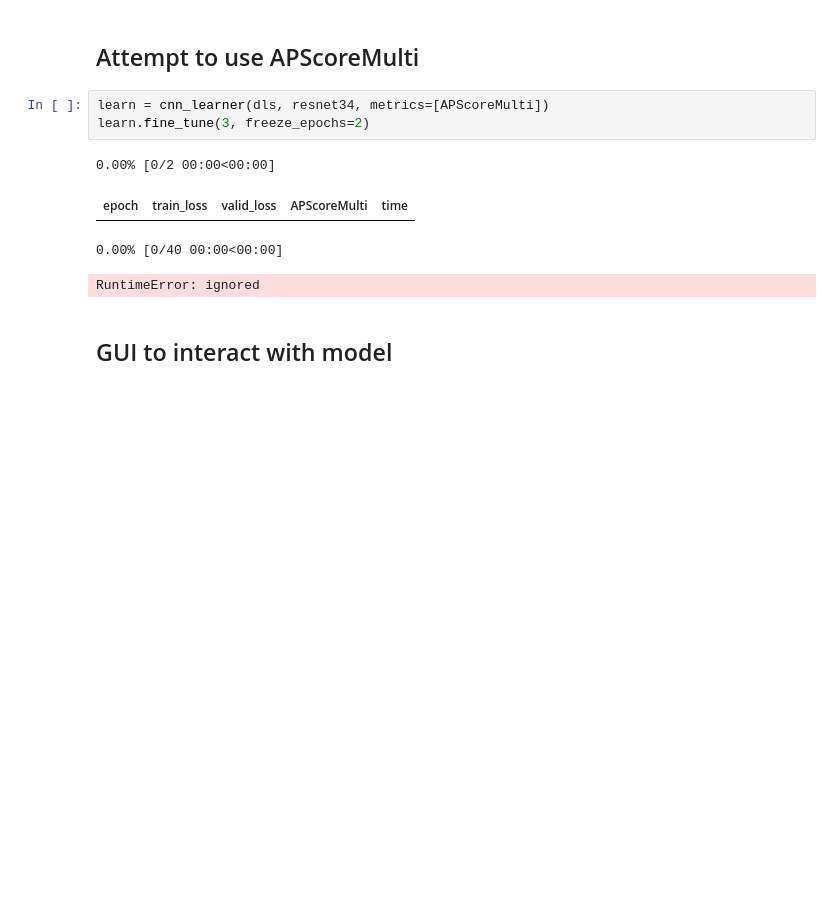
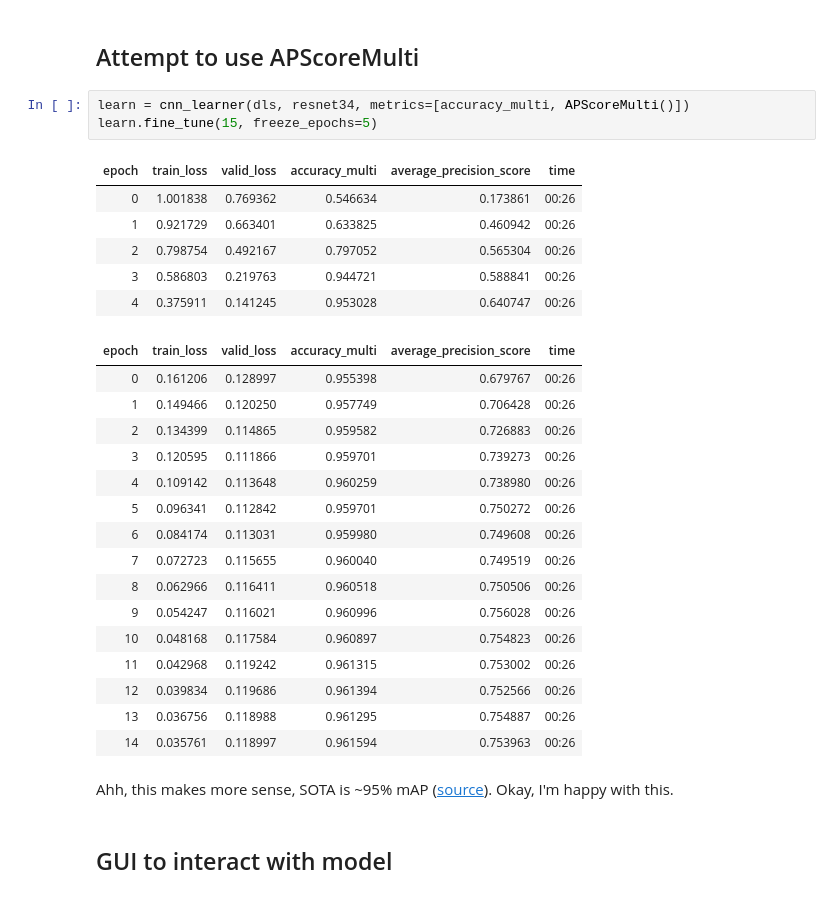
Before and after one commit to LukeWeidenwalker/fastai-notebooks, a Jupyter notebook: 06_pascal_multicat.ipynb, the cells around one changed output. Saved outputs shown, nothing was run; the diff lists cells and outputs as text; blank space fills up the shorter version.

Commit message:
fix APScoreMulti to get proper results

```diff
--- a/06_pascal_multicat.ipynb
+++ b/06_pascal_multicat.ipynb
@@ -72,13 +80,33 @@ dumb_learner.show_results()
 # %% [markdown]
 ## Attempt to use APScoreMulti
 # %%
-learn = cnn_learner(dls, resnet34, metrics=[APScoreMulti])
-learn.fine_tune(3, freeze_epochs=2)
+learn = cnn_learner(dls, resnet34, metrics=[accuracy_multi, APScoreMulti()])
+learn.fine_tune(15, freeze_epochs=5)
 # %% [output]
-0.00% [0/2 00:00<00:00]
-| epoch | train_loss | valid_loss | APScoreMulti | time |
+| epoch | train_loss | valid_loss | accuracy_multi | average_precision_score | time |
+| 0 | 1.001838 | 0.769362 | 0.546634 | 0.173861 | 00:26 |
+| 1 | 0.921729 | 0.663401 | 0.633825 | 0.460942 | 00:26 |
+| 2 | 0.798754 | 0.492167 | 0.797052 | 0.565304 | 00:26 |
+| 3 | 0.586803 | 0.219763 | 0.944721 | 0.588841 | 00:26 |
+| 4 | 0.375911 | 0.141245 | 0.953028 | 0.640747 | 00:26 |
-0.00% [0/40 00:00<00:00]
-RuntimeError: ignored
+| epoch | train_loss | valid_loss | accuracy_multi | average_precision_score | time |
+| 0 | 0.161206 | 0.128997 | 0.955398 | 0.679767 | 00:26 |
+| 1 | 0.149466 | 0.120250 | 0.957749 | 0.706428 | 00:26 |
+| 2 | 0.134399 | 0.114865 | 0.959582 | 0.726883 | 00:26 |
+| 3 | 0.120595 | 0.111866 | 0.959701 | 0.739273 | 00:26 |
+| 4 | 0.109142 | 0.113648 | 0.960259 | 0.738980 | 00:26 |
+| 5 | 0.096341 | 0.112842 | 0.959701 | 0.750272 | 00:26 |
+| 6 | 0.084174 | 0.113031 | 0.959980 | 0.749608 | 00:26 |
+| 7 | 0.072723 | 0.115655 | 0.960040 | 0.749519 | 00:26 |
+| 8 | 0.062966 | 0.116411 | 0.960518 | 0.750506 | 00:26 |
+| 9 | 0.054247 | 0.116021 | 0.960996 | 0.756028 | 00:26 |
+| 10 | 0.048168 | 0.117584 | 0.960897 | 0.754823 | 00:26 |
+| 11 | 0.042968 | 0.119242 | 0.961315 | 0.753002 | 00:26 |
+| 12 | 0.039834 | 0.119686 | 0.961394 | 0.752566 | 00:26 |
+| 13 | 0.036756 | 0.118988 | 0.961295 | 0.754887 | 00:26 |
+| 14 | 0.035761 | 0.118997 | 0.961594 | 0.753963 | 00:26 |
+# %% [markdown]
+Ahh, this makes more sense, SOTA is ~95% mAP ([source](https://arxiv.org/pdf/2009.14119.pdf)). Okay, I'm happy with this.
 # %% [markdown]
 ## GUI to interact with model
 # %%
```
Also changed, not shown: parts of 5 cells of this notebook.
